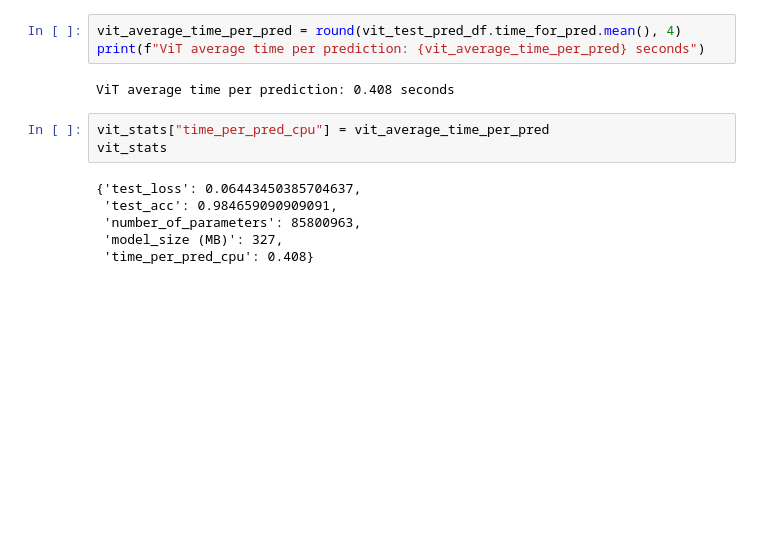
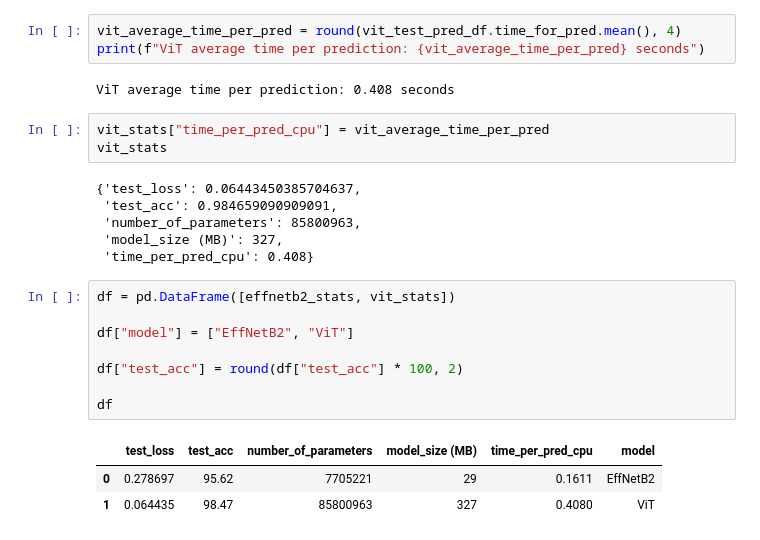
Before and after one commit to ChandulaSenevirathna/PyTorch_Model_Deployment, a Jupyter notebook: model_deploymeNt.ipynb, the cells around one changed output. Saved outputs shown, nothing was run; the diff lists cells and outputs as text; blank space fills up the shorter version.

```diff
--- a/model_deploymeNt.ipynb
+++ b/model_deploymeNt.ipynb
@@ -537,3 +538,15 @@ vit_stats
  'number_of_parameters': 85800963,
  'model_size (MB)': 327,
  'time_per_pred_cpu': 0.408}
+# %%
+df = pd.DataFrame([effnetb2_stats, vit_stats])
+
+df["model"] = ["EffNetB2", "ViT"]
+
+df["test_acc"] = round(df["test_acc"] * 100, 2)
+
+df
+# %% [output]
+|  | test_loss | test_acc | number_of_parameters | model_size (MB) | time_per_pred_cpu | model |
+| 0 | 0.278697 | 95.62 | 7705221 | 29 | 0.1611 | EffNetB2 |
+| 1 | 0.064435 | 98.47 | 85800963 | 327 | 0.4080 | ViT |
```
Also changed, not shown: parts of 3 cells of this notebook, 1 other file.
